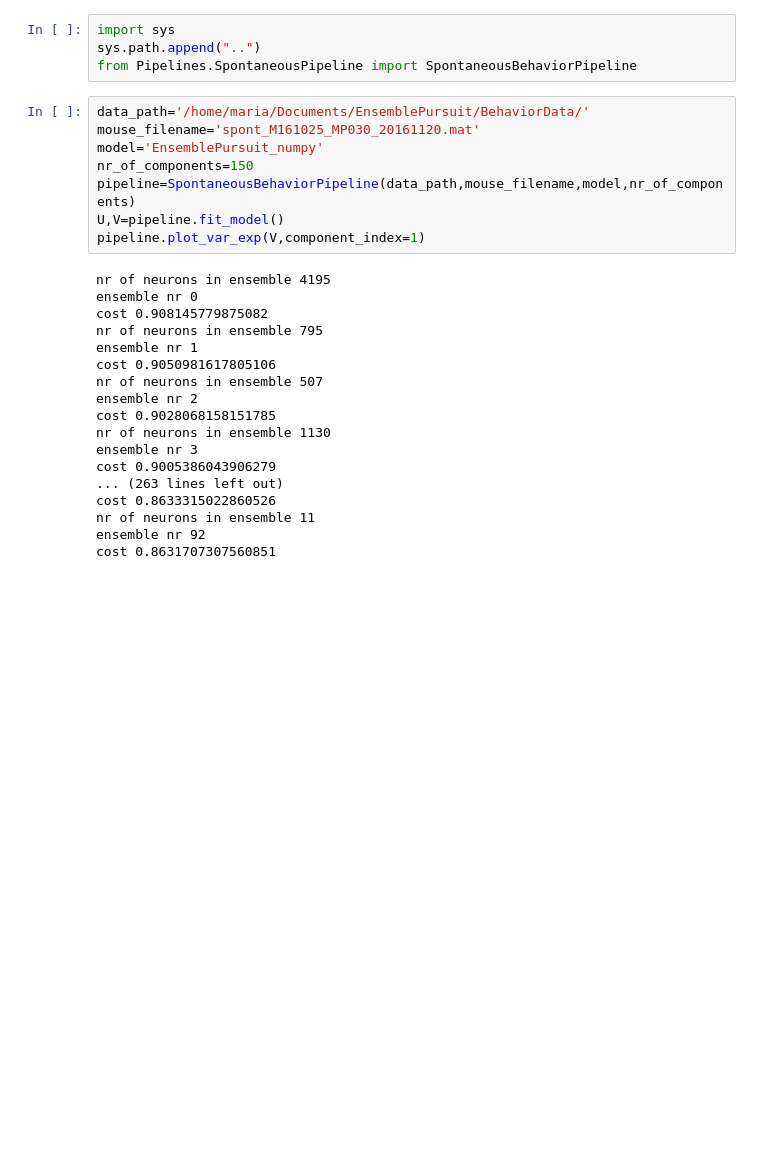
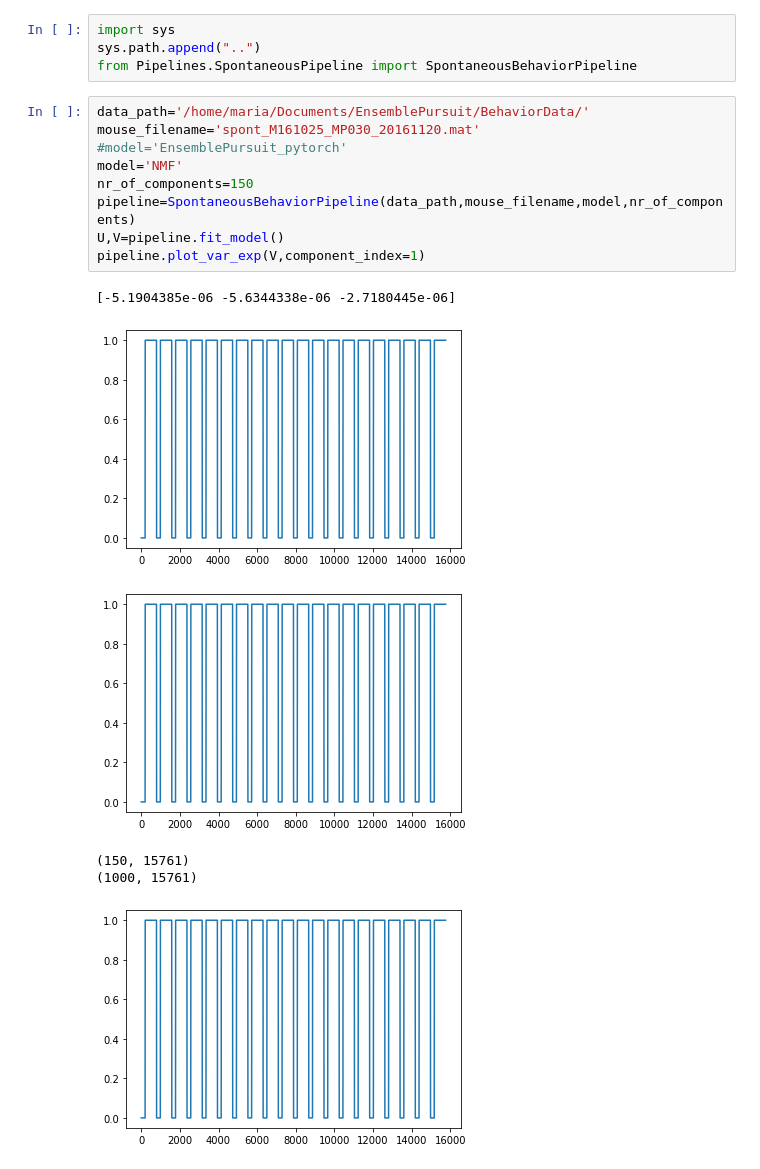
Before and after one commit to MouseLand/EnsemblePursuit, a Jupyter notebook: Visualizations/BehaviorPipeline.ipynb, the cells around one changed output. Drawn from its saved outputs; the diff is of its cells as text; blank space fills up the shorter version.

```diff
--- a/Visualizations/BehaviorPipeline.ipynb
+++ b/Visualizations/BehaviorPipeline.ipynb
@@ -5,26 +5,16 @@ from Pipelines.SpontaneousPipeline import SpontaneousBehaviorPipeline
 # %%
 data_path='/home/maria/Documents/EnsemblePursuit/BehaviorData/'
 mouse_filename='spont_M161025_MP030_20161120.mat'
-model='EnsemblePursuit_numpy'
+#model='EnsemblePursuit_pytorch'
+model='NMF'
 nr_of_components=150
 pipeline=SpontaneousBehaviorPipeline(data_path,mouse_filename,model,nr_of_components)
 U,V=pipeline.fit_model()
 pipeline.plot_var_exp(V,component_index=1)
 # %% [output]
-nr of neurons in ensemble 4195
-ensemble nr 0
-cost 0.908145779875082
-nr of neurons in ensemble 795
-ensemble nr 1
-cost 0.9050981617805106
-nr of neurons in ensemble 507
-ensemble nr 2
-cost 0.9028068158151785
-nr of neurons in ensemble 1130
-ensemble nr 3
-cost 0.9005386043906279
-... (263 lines left out)
-cost 0.8633315022860526
-nr of neurons in ensemble 11
-ensemble nr 92
-cost 0.8631707307560851
+[-5.1904385e-06 -5.6344338e-06 -2.7180445e-06]
+[figure, added]
+[figure, added]
+(150, 15761)
+(1000, 15761)
+[figure, added]
```
Also changed, not shown: parts of 2 cells of this notebook.
